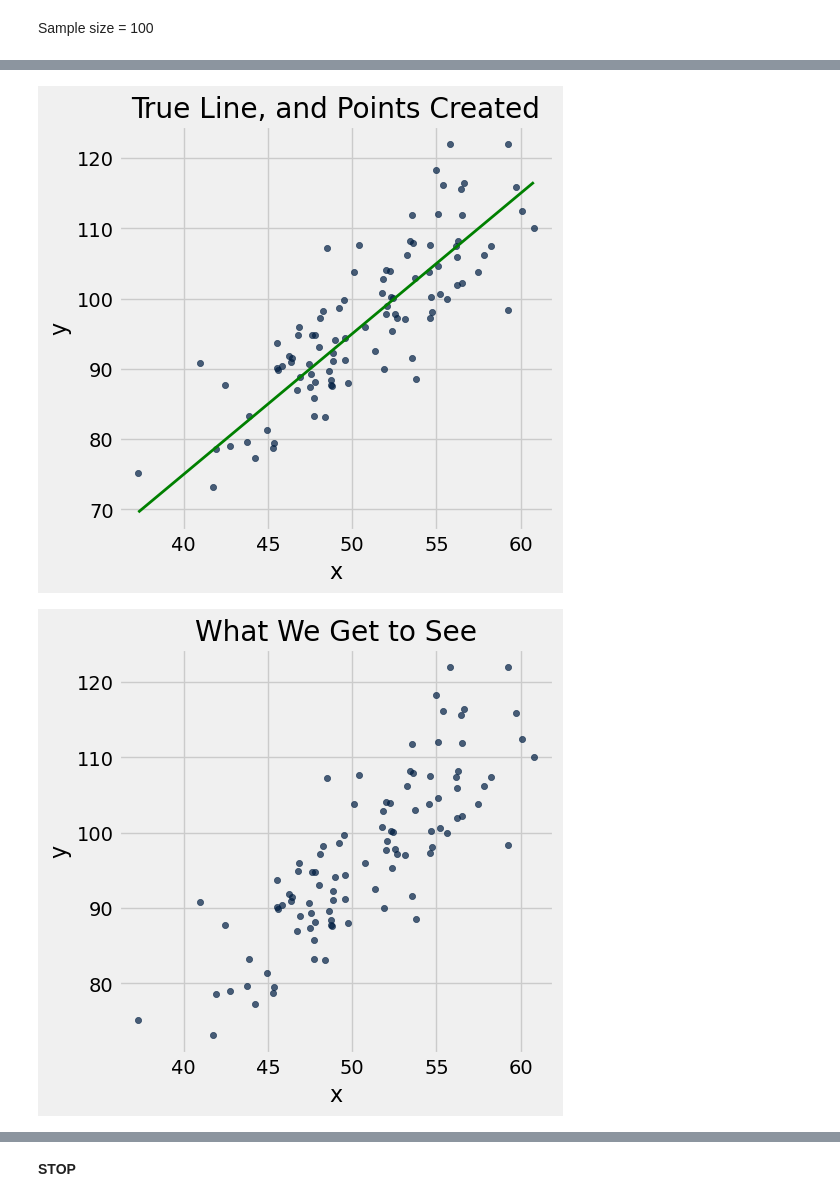
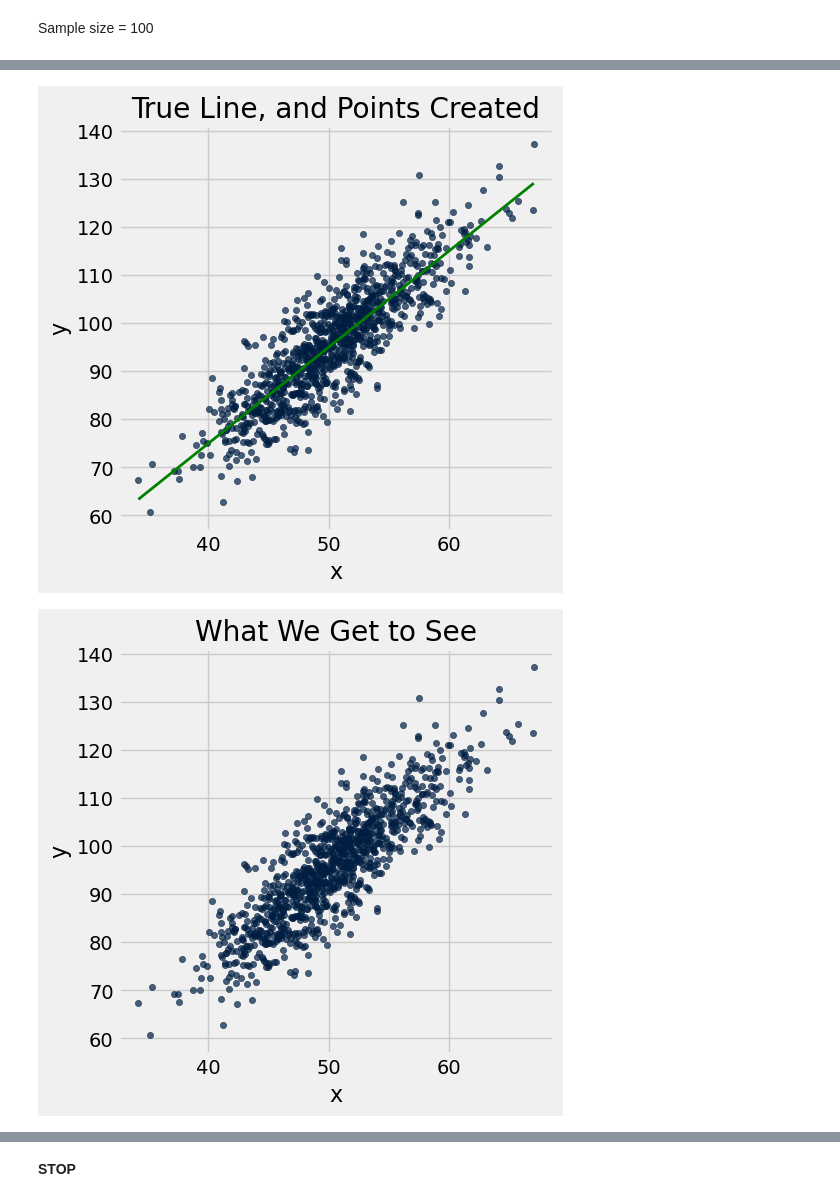
Before and after one commit to data-8/materials-su25, a Jupyter notebook: lec/lec31/lec31.ipynb, the cells around one changed output, grey strips where cells are left out. Drawn from its saved outputs; the diff is of its cells as text; code cells hidden in the pictures.

```diff
--- a/lec/lec31/lec31.ipynb
+++ b/lec/lec31/lec31.ipynb
@@ -131,5 +125,5 @@ draw_and_compare(true_slope=2, true_int=-5, sample_size=100)
 # %%
-draw_and_compare(true_slope=2, true_int=-5, sample_size=100)
+draw_and_compare(true_slope=2, true_int=-5, sample_size=1000)
 # %% [output]
-[figure, old version]
+[figure, new version]
-[figure, old version]
+[figure, new version]
```
Also changed, not shown: parts of 21 cells of this notebook.
